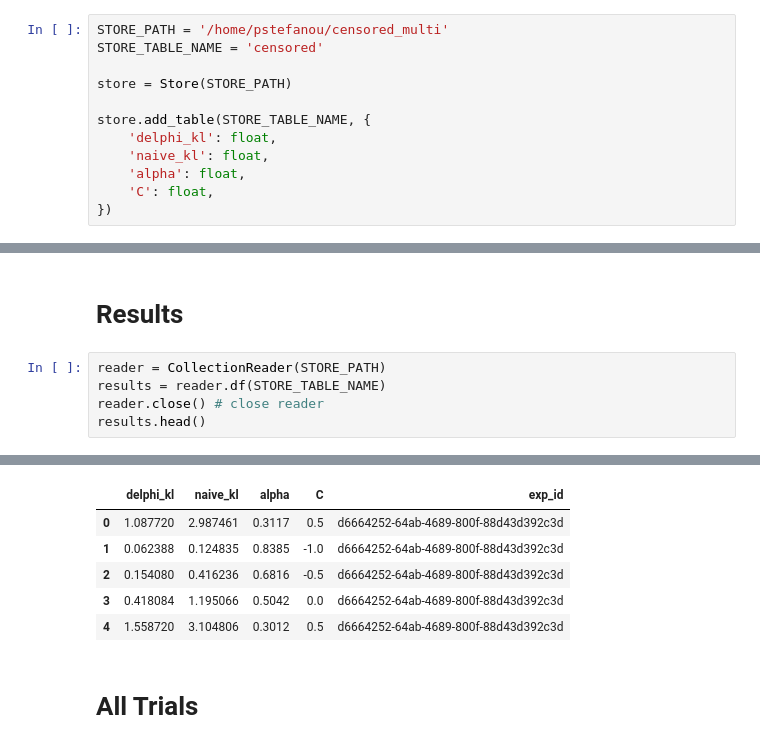
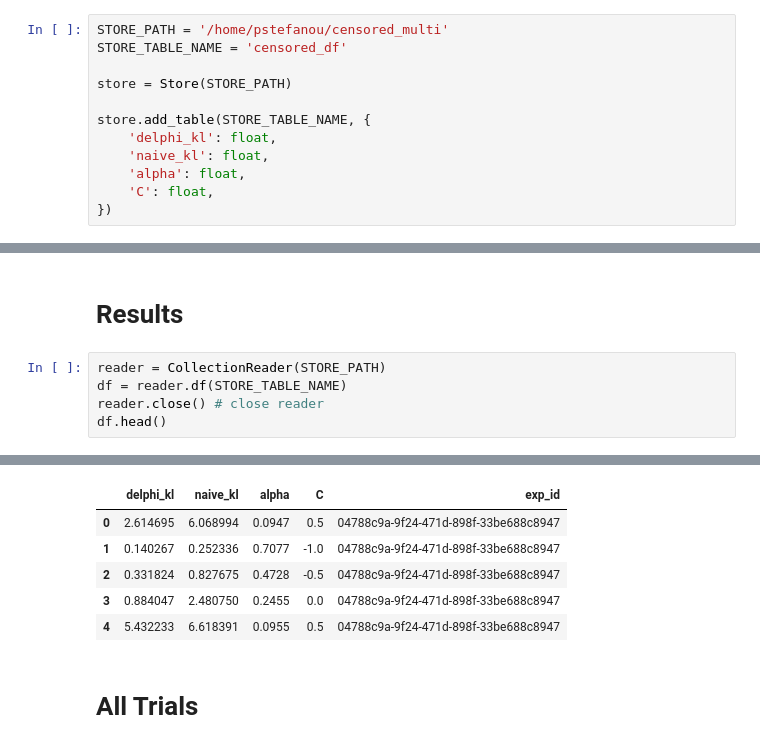
Before and after one commit to pstefanou12/delphi.ai, a Jupyter notebook: notebooks/CensoredMultivariateNormal.ipynb, the cells around one changed output, grey strips where cells are left out. Saved outputs shown, nothing was run; the diff lists cells and outputs as text.

```diff
--- a/notebooks/CensoredMultivariateNormal.ipynb
+++ b/notebooks/CensoredMultivariateNormal.ipynb
@@ -23,7 +23,7 @@ import datetime
 # Helpers
 # %%
 STORE_PATH = '/home/pstefanou/censored_multi'
-STORE_TABLE_NAME = 'censored'
+STORE_TABLE_NAME = 'censored_df'
 
 store = Store(STORE_PATH)
 
@@ -93,7 +91,7 @@ TypeError: 'censored_multivariate_normal' object is not callable
 # Results
 # %%
 reader = CollectionReader(STORE_PATH)
-results = reader.df(STORE_TABLE_NAME)
+df = reader.df(STORE_TABLE_NAME)
 reader.close() # close reader
-results.head()
+df.head()
 # %% [output]
@@ -103,9 +106,9 @@ Warning: exp_id f87e4aa2-1531-42e4-a7ca-f9dc3ef7d2f0 has no table 'censored10k'.
 |  | delphi_kl | naive_kl | alpha | C | exp_id |
-| 0 | 1.087720 | 2.987461 | 0.3117 | 0.5 | d6664252-64ab-4689-800f-88d43d392c3d |
-| 1 | 0.062388 | 0.124835 | 0.8385 | -1.0 | d6664252-64ab-4689-800f-88d43d392c3d |
-| 2 | 0.154080 | 0.416236 | 0.6816 | -0.5 | d6664252-64ab-4689-800f-88d43d392c3d |
-| 3 | 0.418084 | 1.195066 | 0.5042 | 0.0 | d6664252-64ab-4689-800f-88d43d392c3d |
-| 4 | 1.558720 | 3.104806 | 0.3012 | 0.5 | d6664252-64ab-4689-800f-88d43d392c3d |
+| 0 | 2.614695 | 6.068994 | 0.0947 | 0.5 | 04788c9a-9f24-471d-898f-33be688c8947 |
+| 1 | 0.140267 | 0.252336 | 0.7077 | -1.0 | 04788c9a-9f24-471d-898f-33be688c8947 |
+| 2 | 0.331824 | 0.827675 | 0.4728 | -0.5 | 04788c9a-9f24-471d-898f-33be688c8947 |
+| 3 | 0.884047 | 2.480750 | 0.2455 | 0.0 | 04788c9a-9f24-471d-898f-33be688c8947 |
+| 4 | 5.432233 | 6.618391 | 0.0955 | 0.5 | 04788c9a-9f24-471d-898f-33be688c8947 |
 # %% [markdown]
 # All Trials
 # %%
```
Also changed, not shown: parts of 13 cells of this notebook, 2 other files.
